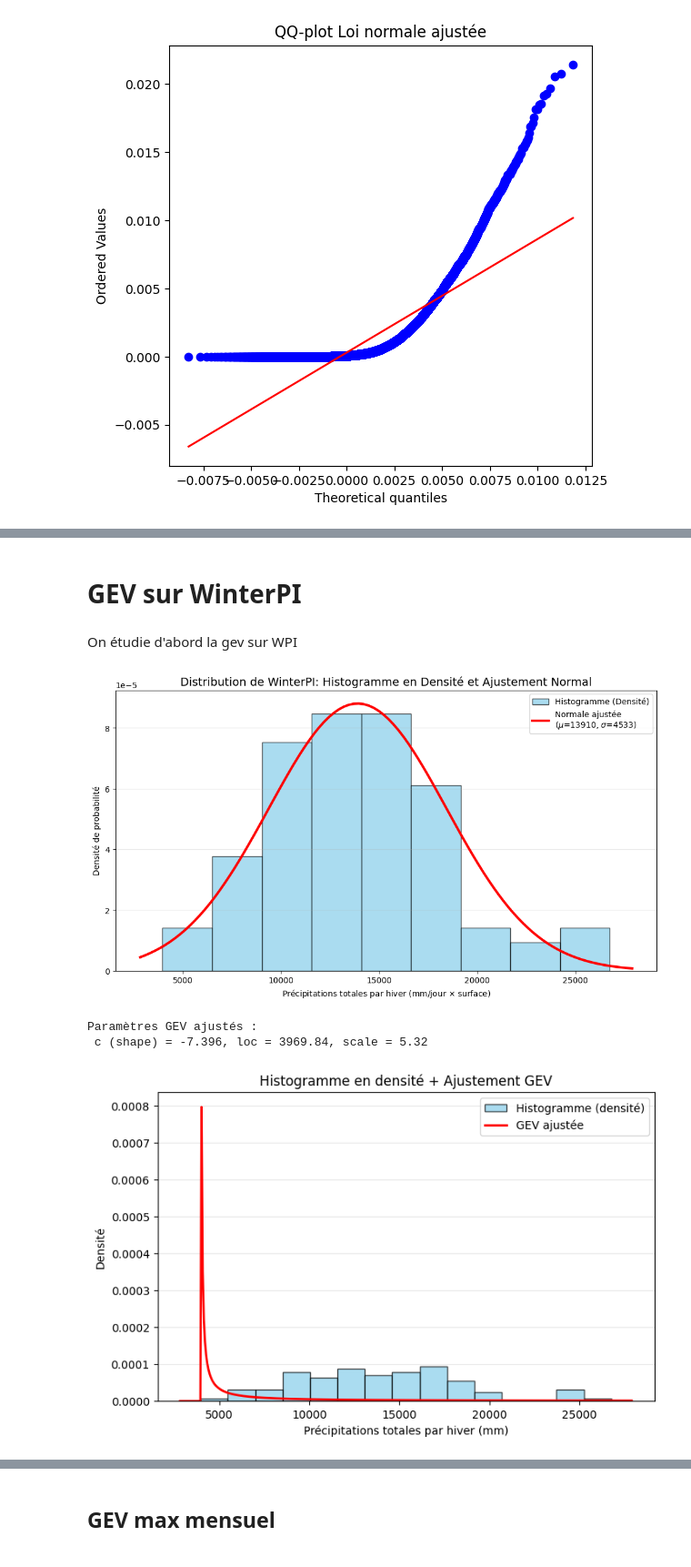
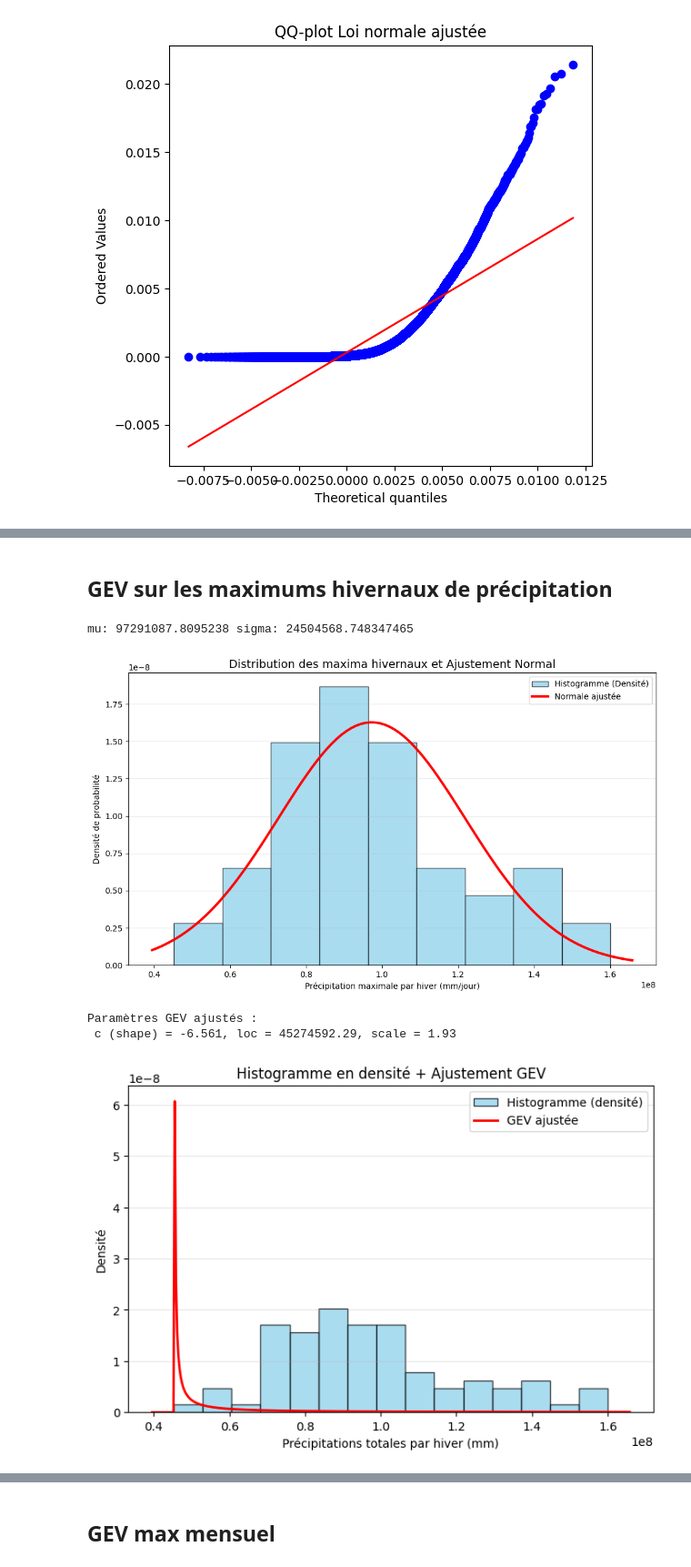
Before and after one commit to Faza20-lab/Projet_stats, a Jupyter notebook: Projet_stats.ipynb, the cells around one changed output, grey strips where cells are left out. Shown at 91% size. Cells and saved outputs as stored; diff of their text form; code cells hidden in the pictures.

```diff
--- a/Projet_stats.ipynb
+++ b/Projet_stats.ipynb
@@ -348,0 +292,34 @@ Coordinates:
+# %%
+ds['pr'] = ds['pr'] * 86400  # 86400 secondes = 1 jour
+
+# --- Somme journalière spatiale ---
+somme_quotidienne_pr_djf = ds_djf['pr'].sum(dim=['Latitude', 'Longitude'])
+
+# --- Somme totale par hiver ---
+annee_hiver = ds_djf['time.year'].where(ds_djf['time.month'] != 12, ds_djf['time.year'] + 1)
+WinterPI = ds_djf['pr'].groupby(annee_hiver).sum(dim=['time', 'Latitude', 'Longitude'])
+WinterPI = WinterPI.assign_coords(year=np.unique(annee_hiver.values))
+
+# --- Somme mensuelle ---
+Somme_mois = ds_djf['pr'].groupby('time.month').sum(dim=['Latitude', 'Longitude'])
+
+
+# Maximum journalier par mois (somme spatiale) pour chaque mois de chaque année
+pr_journalier = ds_djf['pr'].sum(dim=['Latitude','Longitude'])
+
+# --- Jour du maximum par an ---
+
+pr_max_an = ds_djf['pr'].sum(dim=['Latitude','Longitude']).groupby('time.year').max()
+
+
+
+# --- Affichage final ---
+print("\n=== WinterPI (somme d'un hiver DJF) ===\n", WinterPI)
+print("Nombre d'hivers :", len(WinterPI))
+
+print("\n=== Somme par mois (DJF) ===\n", Somme_mois)
+print("Nombre de mois DJF :", len(Somme_mois))
+
+print("\n=== Max par mois (précipitation journalière max) ===\n",pr_max_an )
+print("Nombre d'année :", len(pr_max_an))
+pr_max_an.shape
@@ -361,62 +390,62 @@ plt.show()
 # %% [markdown]
-# GEV sur WinterPI
+## GEV sur les maximums hivernaux de précipitation
-# %% [markdown]
-On étudie d'abord la gev sur WPI
 # %%
 # --- Tracé de l'histogramme en densité ---
 plt.figure(figsize=(10,6))
-# Calculer le nombre de bins (souvent sqrt(N) ou formule de Freedman-Diaconis)
-bins = int(np.sqrt(len(WinterPI.values)))
+# Calculer le nombre de bins (sqrt(N) ici) pour le pas de l'histogramme
+bins = int(np.sqrt(len(pr_max_an.values)))
 
-plt.hist(WinterPI.values, bins=bins, density=True,
+plt.hist(pr_max_an.values, bins=bins, density=True,
          color='skyblue', edgecolor='black', alpha=0.7,
          label='Histogramme (Densité)')
 
 # --- Courbe normale ajustée ---
 xmin, xmax = plt.xlim()
 xx = np.linspace(xmin, xmax, 100)
-# Utilisez les vraies valeurs mu et sigma obtenues
-mu, sigma = norm.fit(WinterPI.values)
+
+mu, sigma = norm.fit(pr_max_an.values)
 plt.plot(xx, norm.pdf(xx, mu, sigma), 'r-', lw=3,
-         label=f'Normale ajustée\n($\mu$={mu:.0f}, $\sigma$={sigma:.0f})')
+         label=f'Normale ajustée')
+print("mu:", mu, "sigma:", sigma)
 
 # --- Labels et légende ---
-plt.xlabel("Précipitations totales par hiver (mm/jour $\\times$ surface)")
+plt.xlabel("Précipitation maximale par hiver (mm/jour)")
 plt.ylabel("Densité de probabilité")
-plt.title("Distribution de WinterPI: Histogramme en Densité et Ajustement Normal", fontsize=14)
+plt.title("Distribution des maxima hivernaux et Ajustement Normal", fontsize=14)
 plt.legend()
 plt.grid(axis='y', alpha=0.3)
 plt.tight_layout()
 plt.show()
 # %% [output]
+mu: 97291087.8095238 sigma: 24504568.748347465
-[figure, old version]
+[figure, new version]
 # %%
 
 # --- Ajustement GEV ---
 # genextreme utilise un paramètre c (shape), loc (location), scale (scale)
-c, loc, scale = genextreme.fit(WinterPI.values)
+c, loc, scale = genextreme.fit(pr_max_an.values)
 print(f"Paramètres GEV ajustés :\n c (shape) = {c:.3f}, loc = {loc:.2f}, scale = {scale:.2f}")
 
 # --- Histogramme en densité ---
 plt.figure(figsize=(8,5))
-plt.hist(WinterPI.values, bins=15, density=True, color='skyblue', edgecolor='black', alpha=0.7, label='Histogramme (densité)')
+plt.hist(pr_max_an.values, bins=15, density=True, color='skyblue', edgecolor='black', alpha=0.7, label='Histogramme (densité)')
 
 # --- Courbe GEV ajustée ---
 xmin, xmax = plt.xlim()
 xx = np.linspace(xmin, xmax, 400)
 plt.plot(xx, genextreme.pdf(xx, c, loc=loc, scale=scale), 'r-', lw=2, label='GEV ajustée')
 
 # --- Labels et légende ---
 plt.xlabel("Précipitations totales par hiver (mm)")
 plt.ylabel("Densité")
 plt.title("Histogramme en densité + Ajustement GEV")
 plt.legend()
 plt.grid(axis='y', alpha=0.3)
 plt.show()
 # %% [output]
 Paramètres GEV ajustés :
- c (shape) = -7.396, loc = 3969.84, scale = 5.32
+ c (shape) = -6.561, loc = 45274592.29, scale = 1.93
-[figure, old version]
+[figure, new version]
 # %%
 
 # Construction de la CDF paramétrée
```
Also changed, not shown: parts of 50 cells of this notebook.
